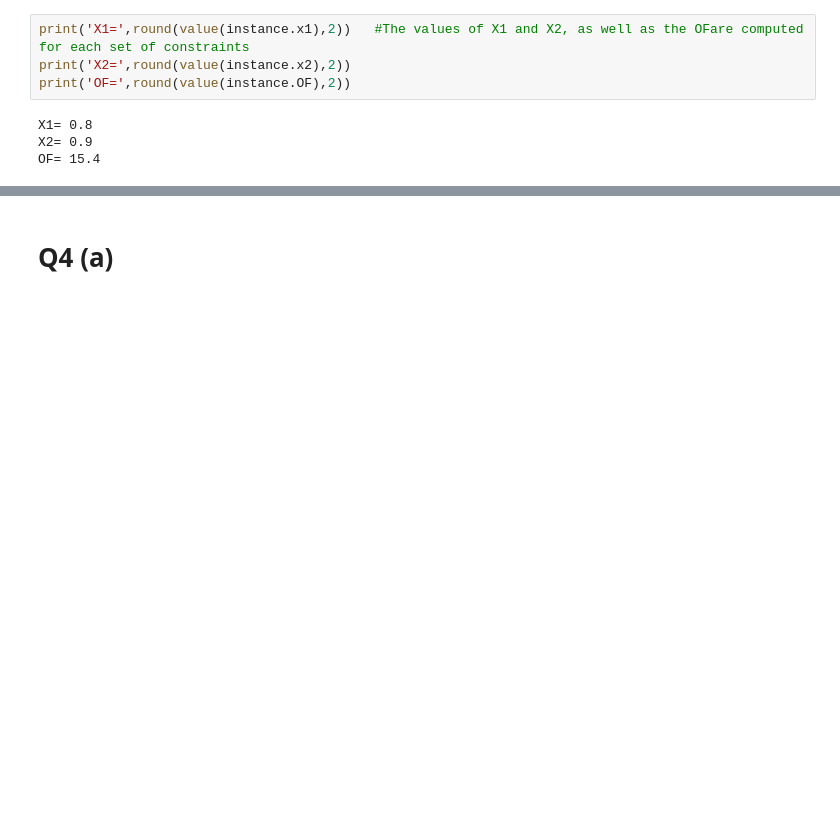
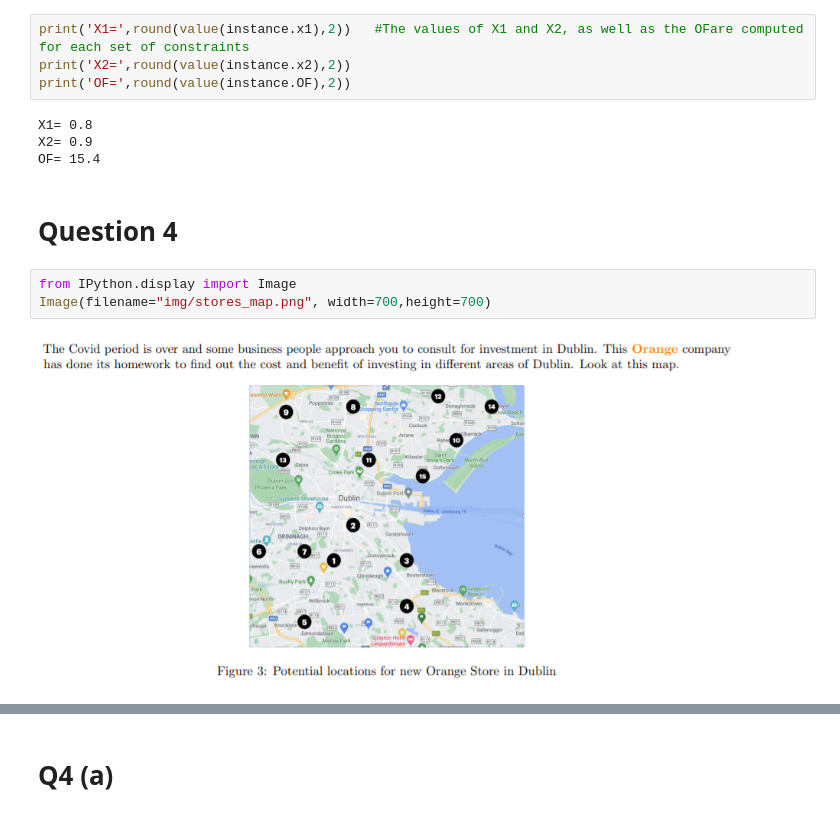
Before and after one commit to AidanOSullivan1/Optimisation-Assignments, a Jupyter notebook: Assignment 1/Assignment_1.ipynb, the cells around one changed output, grey strips where cells are left out. Drawn from its saved outputs; the diff is of its cells as text; blank space fills up the shorter version.

```diff
--- a/Assignment 1/Assignment_1.ipynb
+++ b/Assignment 1/Assignment_1.ipynb
@@ -35,3 +35,10 @@ print('OF=',round(value(instance.OF),2))
 X1= 0.8
 X2= 0.9
 OF= 15.4
+# %% [markdown]
+# Question 4
+# %%
+from IPython.display import Image
+Image(filename="img/stores_map.png", width=700,height=700)
+# %% [output]
+[figure, added]
```
Also changed, not shown: parts of 1 cell of this notebook.
